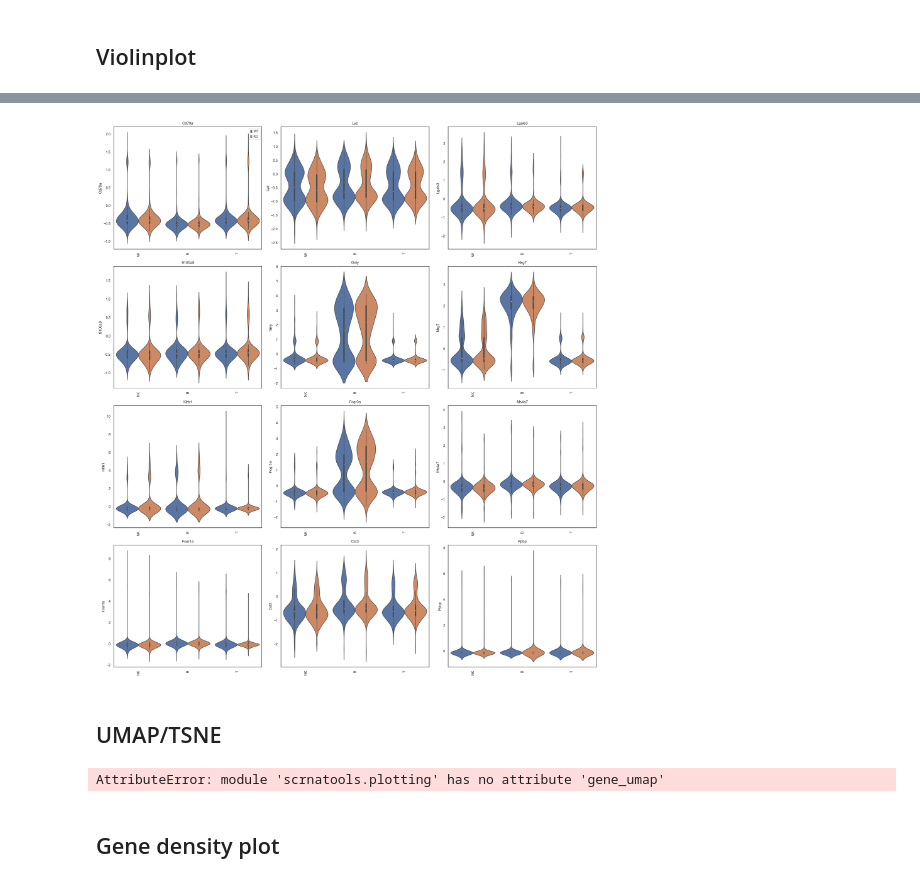
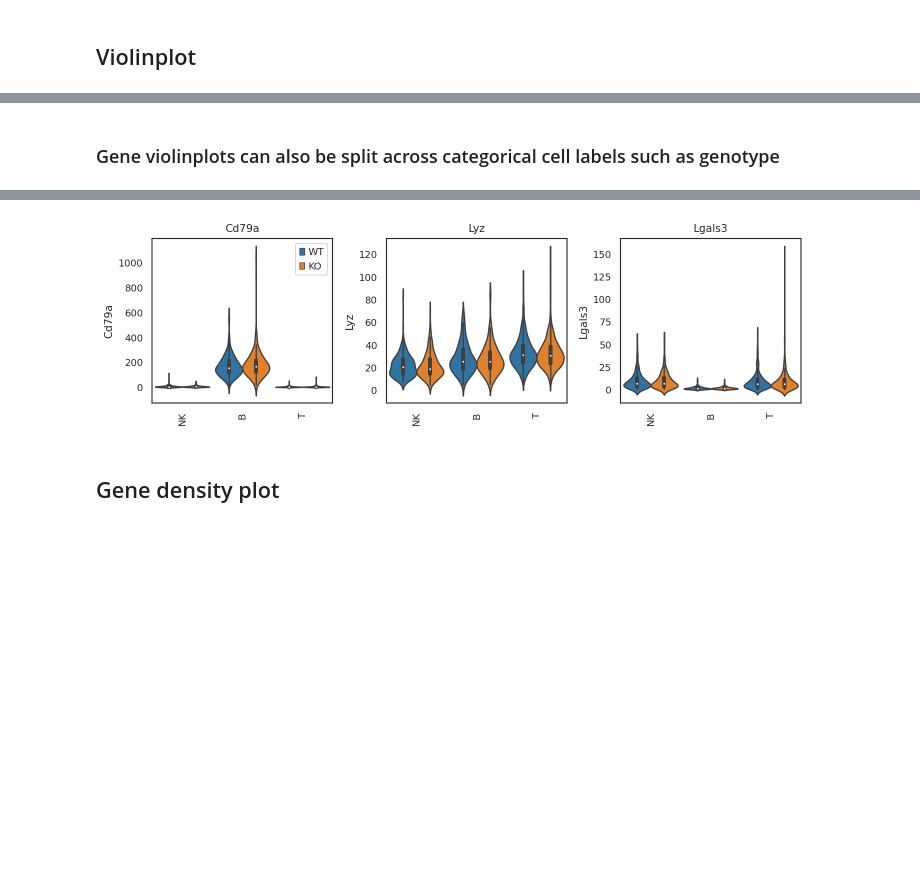
Before and after one commit to j-germino/scrnatools-git, a Jupyter notebook: examples/scrnatools_example.ipynb, the cells around one changed output, grey strips where cells are left out. Drawn from its saved outputs; the diff is of its cells as text; code cells hidden in the pictures; blank space fills up the shorter version.

```diff
--- a/examples/scrnatools_example.ipynb
+++ b/examples/scrnatools_example.ipynb
@@ -18,5 +18,5 @@ import os
 import shutil
 # %%
 sc.set_figure_params(figsize=(4,4), dpi=80, dpi_save=300, facecolor="white", frameon=False)
-plt.rcParams["axes.grid"] = False
 rna.configs.verbosity = "info"
+scvi.settings.seed = 0
@@ -304,16 +354,19 @@ adata.obs.genotype = adata.obs.genotype.replace({True: "KO", False: "WT"})
+# %% [markdown]
+### Gene violinplots can also be split across categorical cell labels such as genotype
 # %%
 rna.pl.gene_violinplot(
     adata,
-    geneList,
+    geneList[0:3],
     x_key="cell_type", # categorical grouping to display on the x axis
     x_values=["NK", "B", "T"], # values from x key group to display. Defaults to ["All"] values
-    layer="X", # can be a layer (i.e. 'raw_counts') or 'X'
+    layer="scVI_normalized", # can be a layer (i.e. 'raw_counts') or 'X'
     hue_key="genotype", # categorical grouping to color the grouped violin plots by
     hue_values=["WT", "KO"], # values from hue_key to display. Values will appear in legend. Defaults to ["All"] values
     ncols=3, # number of columns for plots to display
     nrows=4, # number of rows for plots to display. ncols * nrows must be > or = total number of genes in geneList to display
-    dpi=80, # resolution of figure
-    # save_path specifies path to save figure
-    # can also pass other arguments through to sc.pl.umap such as s, cmap, etc (see scanpy documentation)
+    dpi=300, # resolution of figure when saved
+    save_path="analysis/gene_violinplots.png", # save_path specifies path to save figure
+    # can also pass other arguments through to sns.violinplot() (see seaborn documentation for details):
+    palette="tab10"
 )
 # %% [output]
@@ -320,25 +374,4 @@ rna.pl.gene_violinplot(
-[figure, old version]
+[figure, new version]
-# %% [markdown]
-## UMAP/TSNE
-# %%
-geneList = ["Cd79a", "Lyz", "Lgals3", "S100a8", "Gnly", "Nkg7", "Klrb1", "Fcgr3a", "Ms4a7", "Fcer1a", "Cst3", "Ppbp"]
-sc.settings.figdir = "analysis"
-# use rna.pl.gene_tsne() to use tsne latent rep instead
-rna.pl.gene_umap(
-    adata,
-    geneList,
-    layer="scVI_normalized", # can be a layer (i.e. 'raw_counts') or 'X'
-    figsize = (4, 4), # size of each panel
-    dpi = 80, # resolution of figure to show
-    dpi_save = 300, # resolution of figure to save
-    min_quantile = 0.01, # the quantile of expression for a gene to set the minimum of the colorbar to
-    max_quantile = 0.99, # the quantile of expression for a gene to set the maximum of the colorbar to
-    use_rep = "X_umap", # the embedding coordinates in 'adata.obsm' to use
-    save="_marker_genes_scvi_expression.png"
-    # can also pass other arguments through to sc.pl.umap such as s, cmap, etc (see scanpy documentation)
-)
-# %% [output]
-AttributeError: module 'scrnatools.plotting' has no attribute 'gene_umap'
 # %% [markdown]
 ## Gene density plot
 # %%
```
Also changed, not shown: parts of 30 cells of this notebook, 5 other files.
